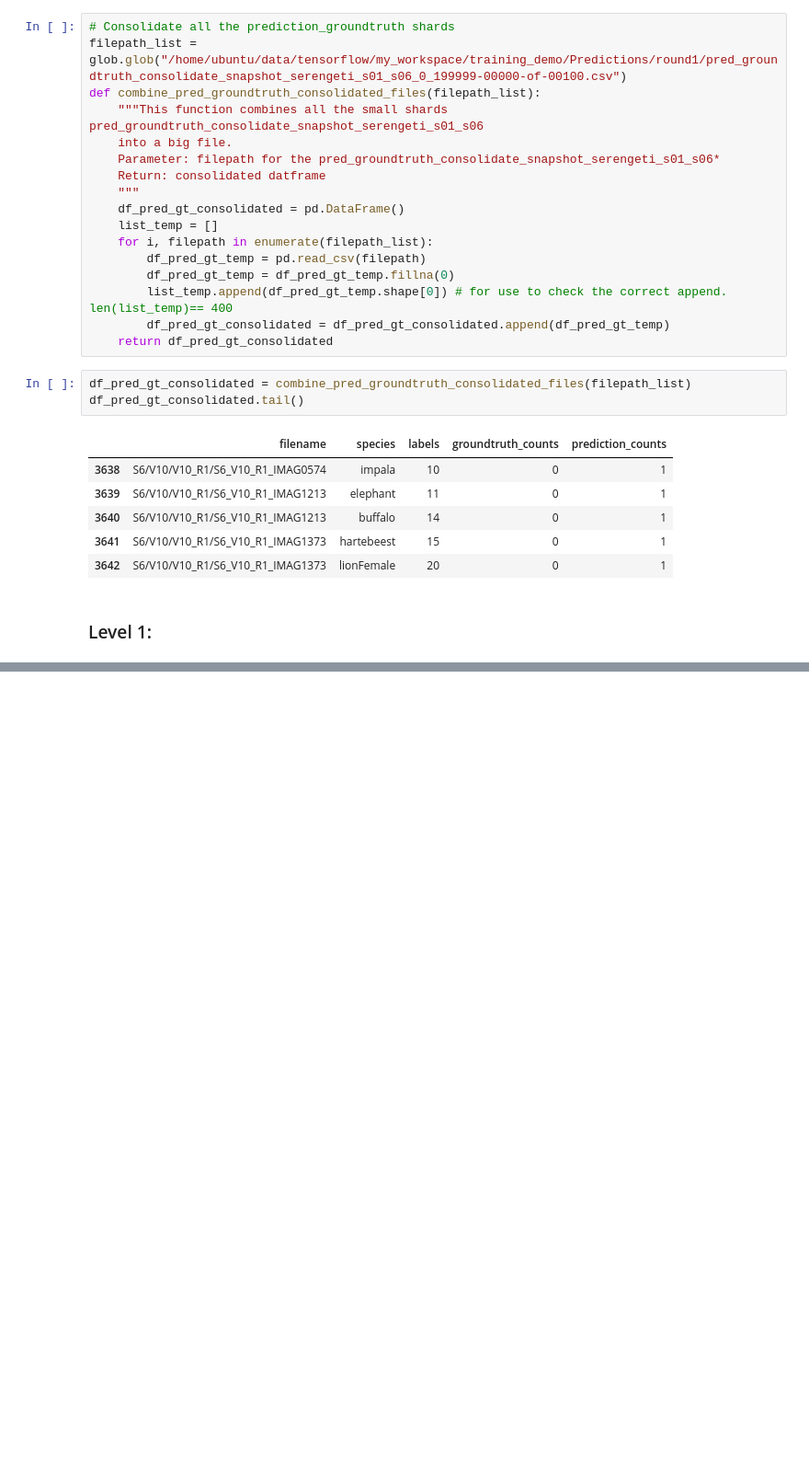
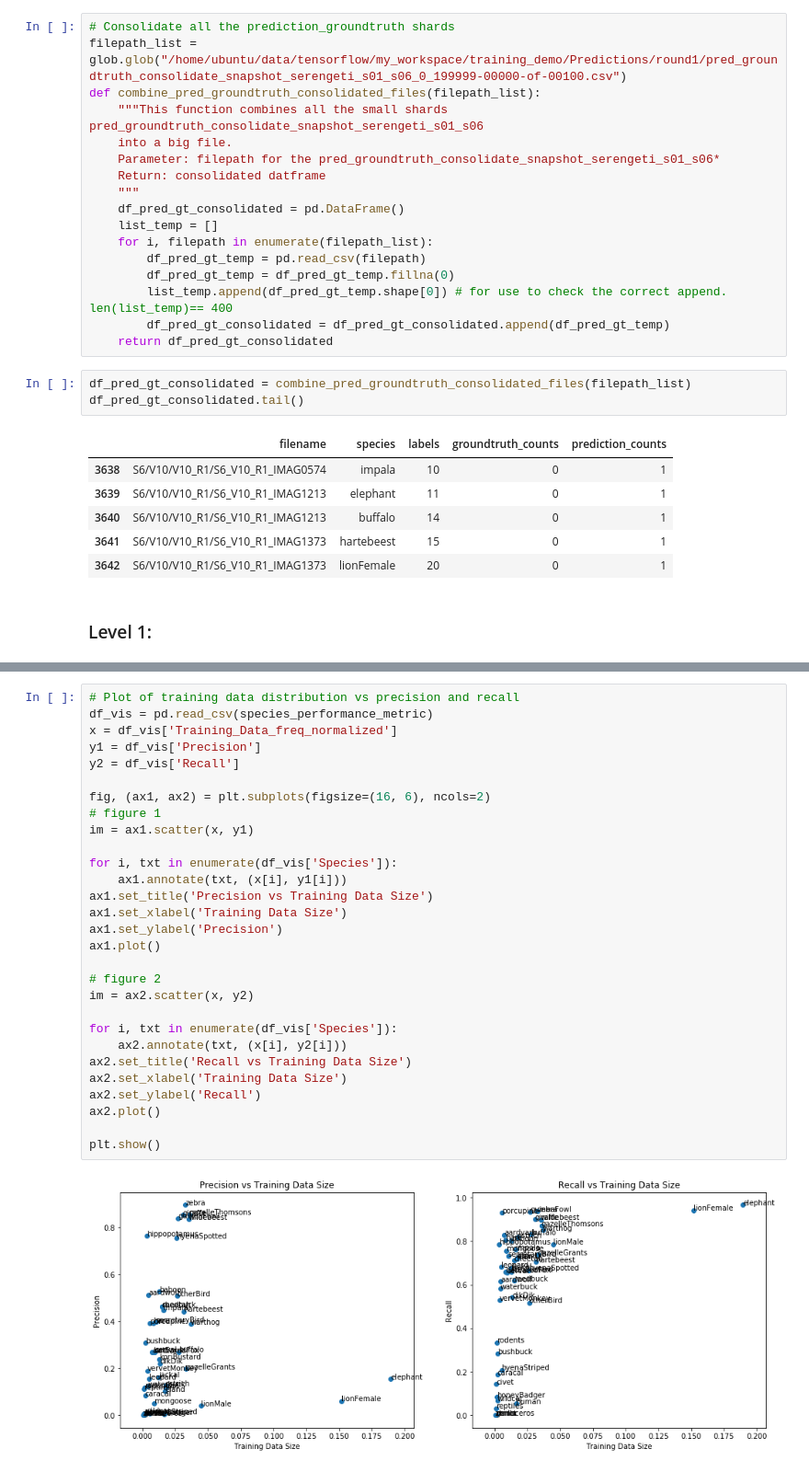
Before and after one commit to Manish-rai21bit/camera-trap-detection, a Jupyter notebook: EDA_and_ModelEvaluation/Evaluations_for_species_detection.ipynb, the cells around one changed output, grey strips where cells are left out. Shown at 92% size. Drawn from its saved outputs; the diff is of its cells as text; blank space fills up the shorter version.

```diff
--- a/EDA_and_ModelEvaluation/Evaluations_for_species_detection.ipynb
+++ b/EDA_and_ModelEvaluation/Evaluations_for_species_detection.ipynb
@@ -221,0 +275,31 @@ Accuracy: 0.064
+# %%
+# Plot of training data distribution vs precision and recall
+df_vis = pd.read_csv(species_performance_metric)
+x = df_vis['Training_Data_freq_normalized']
+y1 = df_vis['Precision']
+y2 = df_vis['Recall']
+
+fig, (ax1, ax2) = plt.subplots(figsize=(16, 6), ncols=2)
+# figure 1
+im = ax1.scatter(x, y1)
+
+for i, txt in enumerate(df_vis['Species']):
+    ax1.annotate(txt, (x[i], y1[i]))
+ax1.set_title('Precision vs Training Data Size')
+ax1.set_xlabel('Training Data Size')
+ax1.set_ylabel('Precision')
+ax1.plot()
+
+# figure 2
+im = ax2.scatter(x, y2)
+
+for i, txt in enumerate(df_vis['Species']):
+    ax2.annotate(txt, (x[i], y2[i]))
+ax2.set_title('Recall vs Training Data Size')
+ax2.set_xlabel('Training Data Size')
+ax2.set_ylabel('Recall')
+ax2.plot()
+
+plt.show()
+# %% [output]
+[figure, added]
```
Also changed, not shown: parts of 13 cells of this notebook.
